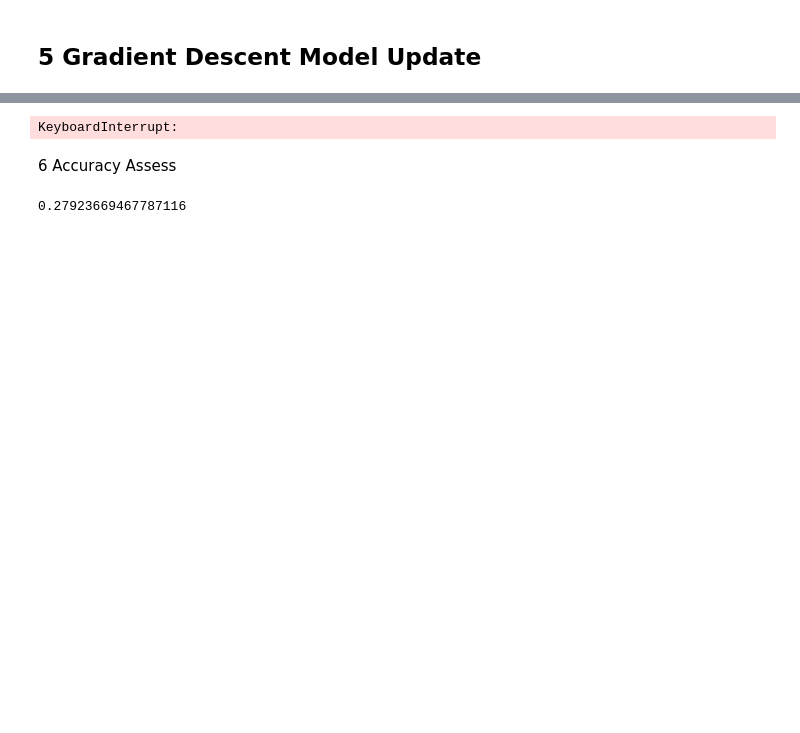
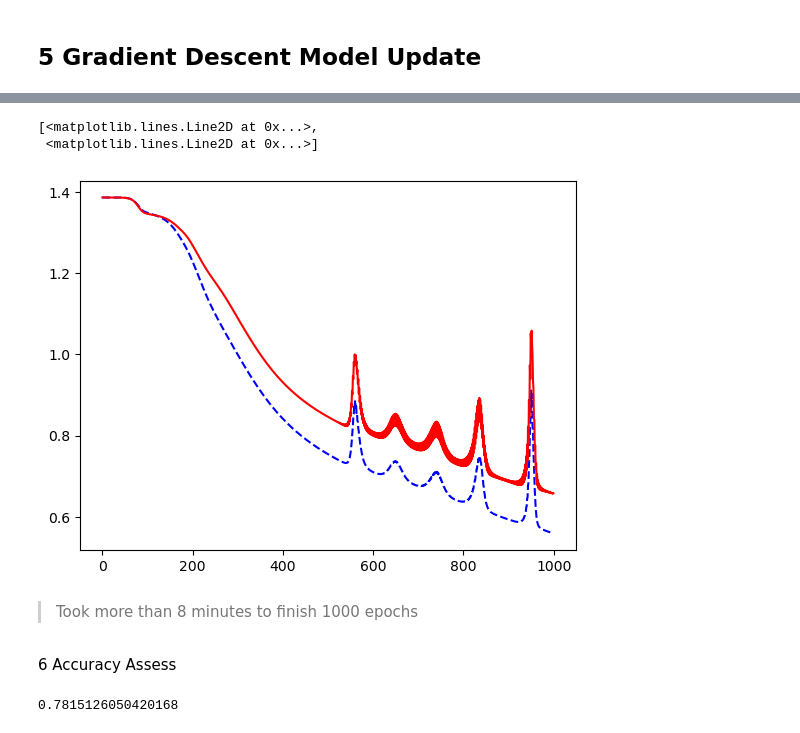
Before and after one commit to linzhangUCA/3321example-nnNNN, a Jupyter notebook: nnNNN.ipynb, the cells around one changed output, grey strips where cells are left out. Saved outputs shown, nothing was run; the diff lists cells and outputs as text; code cells hidden in the pictures; blank space fills up the shorter version.

```diff
--- a/nnNNN.ipynb
+++ b/nnNNN.ipynb
@@ -265,7 +265,7 @@ print(dummy_grad)
 layer_sizes = [features_train.shape[1], 128, 4]  # structure
 params = init_params(layer_sizes)
 num_iters = 1000
-learning_rate = 1e-5  # 0.00001
+learning_rate = 3e-6  # 0.00001
 losses_train, losses_test = [], []
 
 for i in range(num_iters):
@@ -304,4 +304,8 @@ Iterations 251: training loss: 0.7786942520959994, testing loss: 0.8831300239184
-KeyboardInterrupt:
+[<matplotlib.lines.Line2D at 0x...>,
+ <matplotlib.lines.Line2D at 0x...>]
+[figure, added]
+# %% [markdown]
+> Took more than 8 minutes to finish 1000 epochs
 # %% [markdown]
 6 Accuracy Assess
 # %%
@@ -311,4 +315,4 @@ num_correct_train = sum(is_correct_train)
 accuracy_train = num_correct_train / len(raw_labels_train)
 print(accuracy_train)
 # %% [output]
-0.27923669467787116
+0.7815126050420168
```
Also changed, not shown: parts of 5 cells of this notebook, 2 other files.
